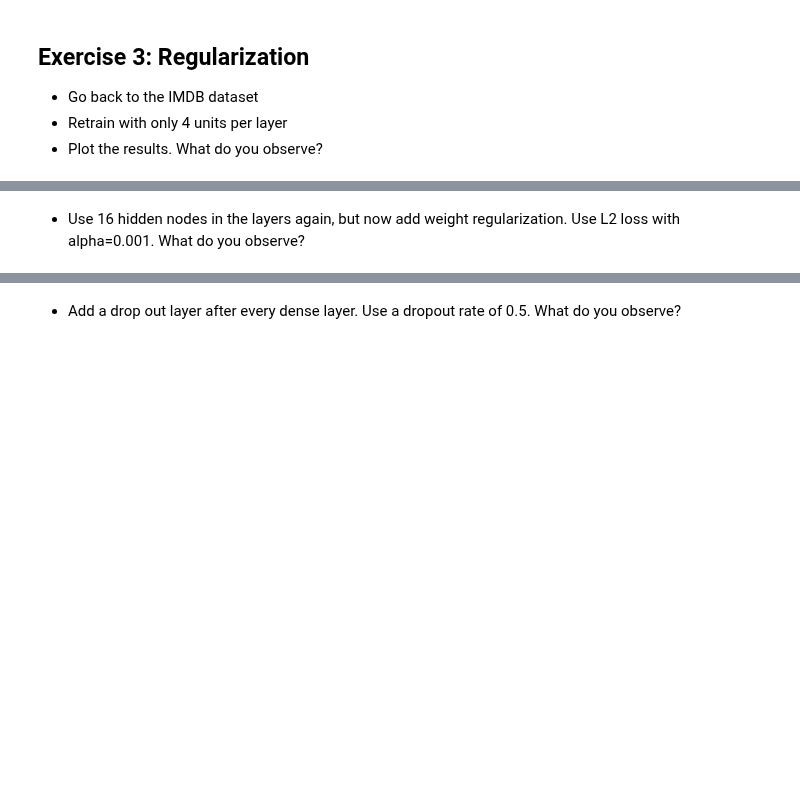
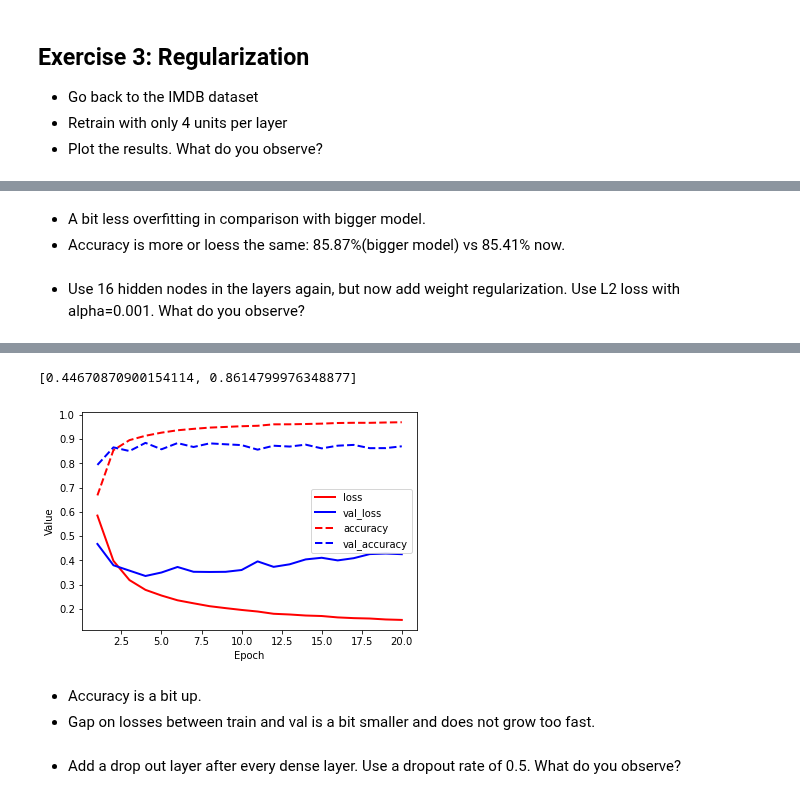
Before and after one commit to gekas145/tue-ml-course, a Jupyter notebook: labs/Lab 7b - Neural Networks for text.ipynb, the cells around one changed output, grey strips where cells are left out. Cells and saved outputs as stored; diff of their text form; code cells hidden in the pictures; blank space fills up the shorter version.

```diff
--- a/labs/Lab 7b - Neural Networks for text.ipynb
+++ b/labs/Lab 7b - Neural Networks for text.ipynb
@@ -390,2 +432,33 @@ model1.evaluate(x_test, test_labels)
+# %% [markdown]
+* A bit less overfitting in comparison with bigger model.
+* Accuracy is more or loess the same: 85.87%(bigger model) vs 85.41% now.
 # %% [markdown]
 * Use 16 hidden nodes in the layers again, but now add weight regularization. Use L2 loss with alpha=0.001. What do you observe?
+# %%
+model1 = keras.models.Sequential()
+model1.add(layers.Dense(16,
+                        activation='relu',
+                        input_shape=(10000, ),
+                        kernel_regularizer=keras.regularizers.L2(1e-3)))
+
+model1.add(layers.Dense(16,
+                        activation='relu',
+                        kernel_regularizer=keras.regularizers.L2(1e-3)))
+
+model1.add(layers.Dense(1,
+                        kernel_regularizer=keras.regularizers.L2(1e-3)))
+
+model1.compile(optimizer=keras.optimizers.RMSprop(),
+              loss=keras.losses.BinaryCrossentropy(from_logits=True),
+              metrics=['accuracy'])
+
+history1 = model1.fit(x_train[10000:], y_train[10000:],
+                    batch_size=512,
+                    epochs=20,
+                    validation_data=(x_train[:10000], y_train[:10000]),
+                    verbose=0)
+
+plot_curve(history1)
+
+model1.evaluate(x_test, y_test)
+# %% [output]
@@ -392,2 +466,7 @@ model1.evaluate(x_test, test_labels)
+[0.44670870900154114, 0.8614799976348877]
+[figure, added]
+# %% [markdown]
+* Accuracy is a bit up.
+* Gap on losses between train and val is a bit smaller and does not grow too fast.
 # %% [markdown]
 * Add a drop out layer after every dense layer. Use a dropout rate of 0.5. What do you observe?
```
Also changed, not shown: parts of 8 cells of this notebook.
